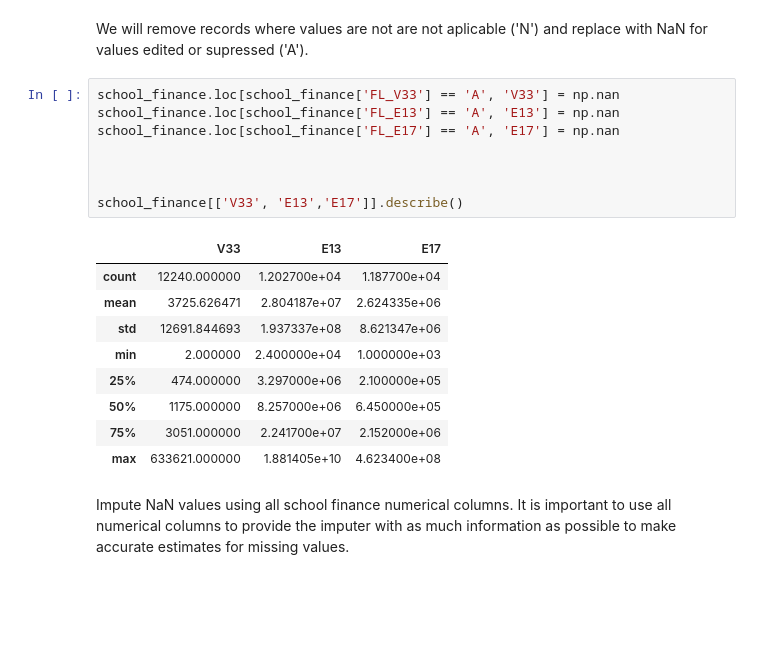
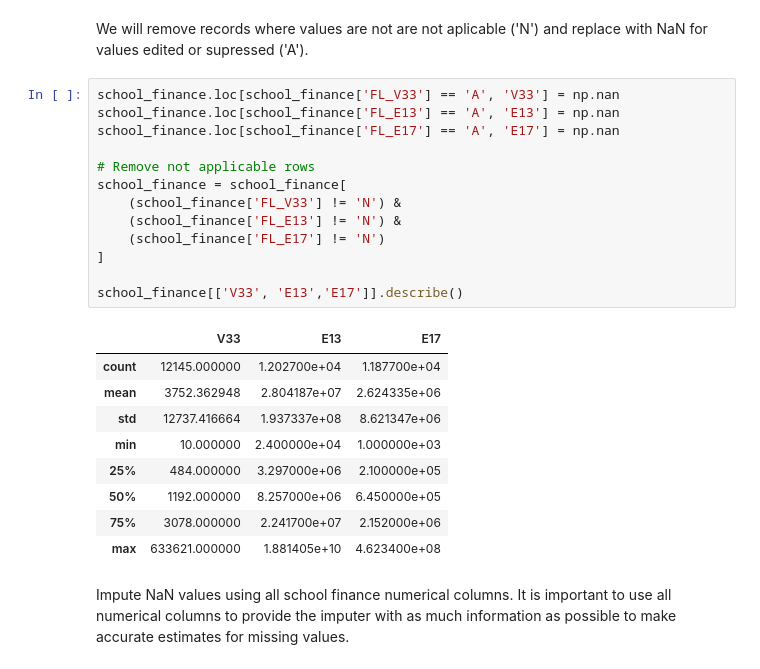
Before and after one commit to JLichwa80/education, a Jupyter notebook: code/Education_DATA_Preparation.ipynb, the cells around one changed output. Saved outputs shown, nothing was run; the diff lists cells and outputs as text; blank space fills up the shorter version.

```diff
--- a/code/Education_DATA_Preparation.ipynb
+++ b/code/Education_DATA_Preparation.ipynb
@@ -318,20 +318,25 @@ We will remove records where values are not are not aplicable ('N') and replace
 # %%
 school_finance.loc[school_finance['FL_V33'] == 'A', 'V33'] = np.nan
 school_finance.loc[school_finance['FL_E13'] == 'A', 'E13'] = np.nan
 school_finance.loc[school_finance['FL_E17'] == 'A', 'E17'] = np.nan
 
-
+# Remove not applicable rows
+school_finance = school_finance[
+    (school_finance['FL_V33'] != 'N') &
+    (school_finance['FL_E13'] != 'N') &
+    (school_finance['FL_E17'] != 'N')
+]
 
 school_finance[['V33', 'E13','E17']].describe()
 # %% [output]
 |  | V33 | E13 | E17 |
-| count | 12240.000000 | 1.202700e+04 | 1.187700e+04 |
-| mean | 3725.626471 | 2.804187e+07 | 2.624335e+06 |
-| std | 12691.844693 | 1.937337e+08 | 8.621347e+06 |
-| min | 2.000000 | 2.400000e+04 | 1.000000e+03 |
-| 25% | 474.000000 | 3.297000e+06 | 2.100000e+05 |
-| 50% | 1175.000000 | 8.257000e+06 | 6.450000e+05 |
-| 75% | 3051.000000 | 2.241700e+07 | 2.152000e+06 |
+| count | 12145.000000 | 1.202700e+04 | 1.187700e+04 |
+| mean | 3752.362948 | 2.804187e+07 | 2.624335e+06 |
+| std | 12737.416664 | 1.937337e+08 | 8.621347e+06 |
+| min | 10.000000 | 2.400000e+04 | 1.000000e+03 |
+| 25% | 484.000000 | 3.297000e+06 | 2.100000e+05 |
+| 50% | 1192.000000 | 8.257000e+06 | 6.450000e+05 |
+| 75% | 3078.000000 | 2.241700e+07 | 2.152000e+06 |
 | max | 633621.000000 | 1.881405e+10 | 4.623400e+08 |
 # %% [markdown]
 Impute NaN values using all school finance numerical columns. It is important to use all numerical columns to provide the imputer with as much information as possible to make accurate estimates for missing values.
```
Also changed, not shown: parts of 7 cells of this notebook, 2 other files.
